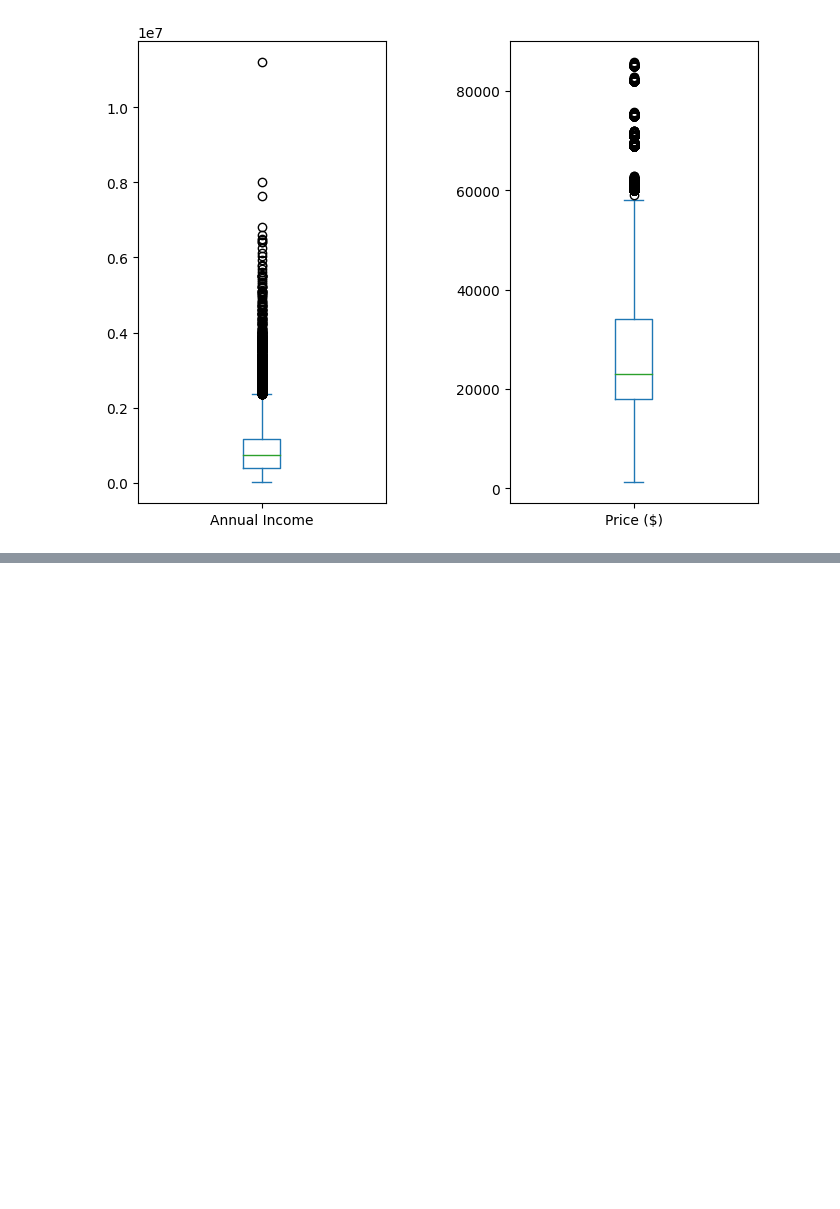
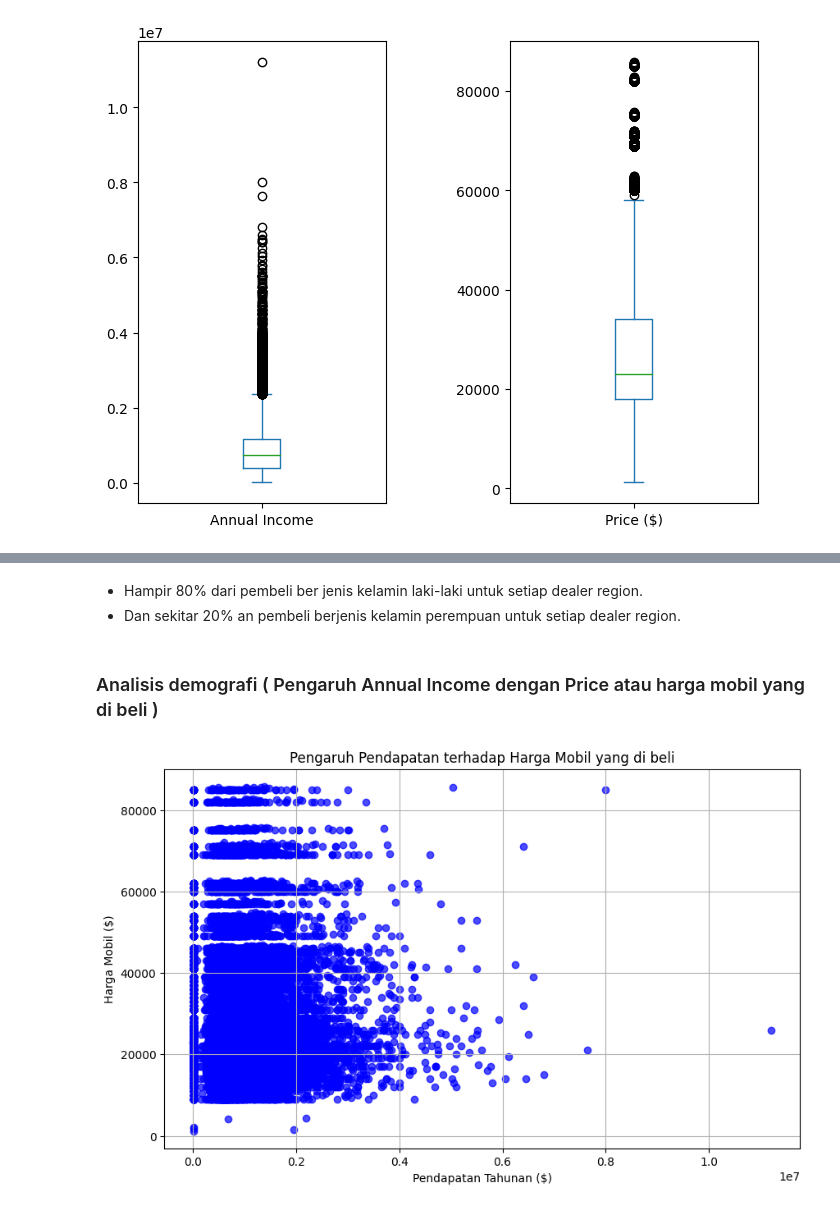
Before and after one commit to MuhammadJundullah/Data-Analysis, a Jupyter notebook: Car Sales Analysis/Car_sales_cleaning.ipynb, the cells around one changed output, grey strips where cells are left out. Saved outputs shown, nothing was run; the diff lists cells and outputs as text; code cells hidden in the pictures; blank space fills up the shorter version.

```diff
--- a/Car Sales Analysis/Car_sales_cleaning.ipynb
+++ b/Car Sales Analysis/Car_sales_cleaning.ipynb
@@ -106,0 +277,15 @@ df.to_csv('/content/gdrive/MyDrive/Colab Notebooks/Car Sales_Dataset/Car_Sales_C
+# %% [markdown]
+- Hampir 80% dari pembeli ber jenis kelamin laki-laki untuk setiap dealer region.
+- Dan sekitar 20% an pembeli berjenis kelamin perempuan untuk setiap dealer region.
+# %% [markdown]
+### Analisis demografi ( Pengaruh Annual Income dengan Price atau harga mobil yang di beli )
+# %%
+plt.figure(figsize=(10, 6))
+plt.scatter(df['Annual Income'], df['Price ($)'], color='blue', alpha=0.7)
+plt.title('Pengaruh Pendapatan terhadap Harga Mobil yang di beli')
+plt.xlabel('Pendapatan Tahunan ($)')
+plt.ylabel('Harga Mobil ($)')
+plt.grid(True)
+plt.show()
+# %% [output]
+[figure, added]
```
Also changed, not shown: parts of 24 cells of this notebook.
